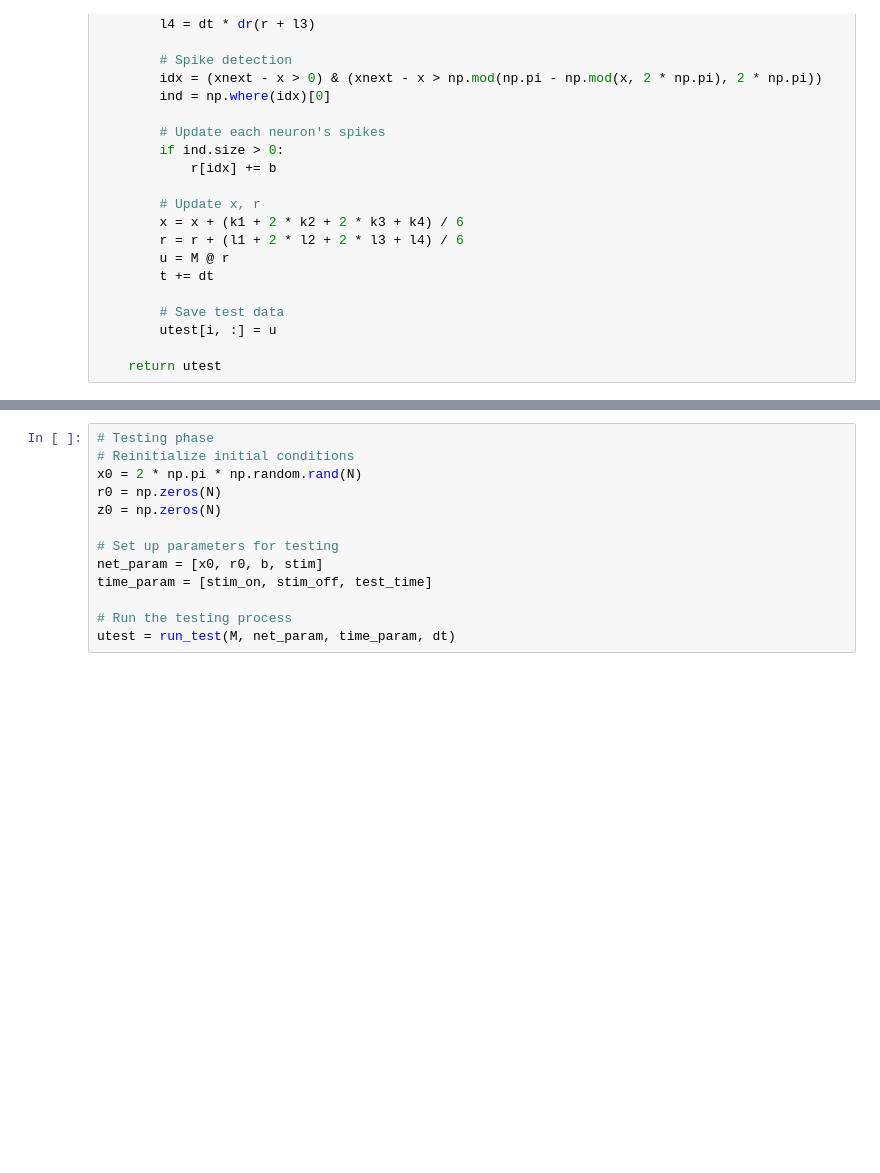
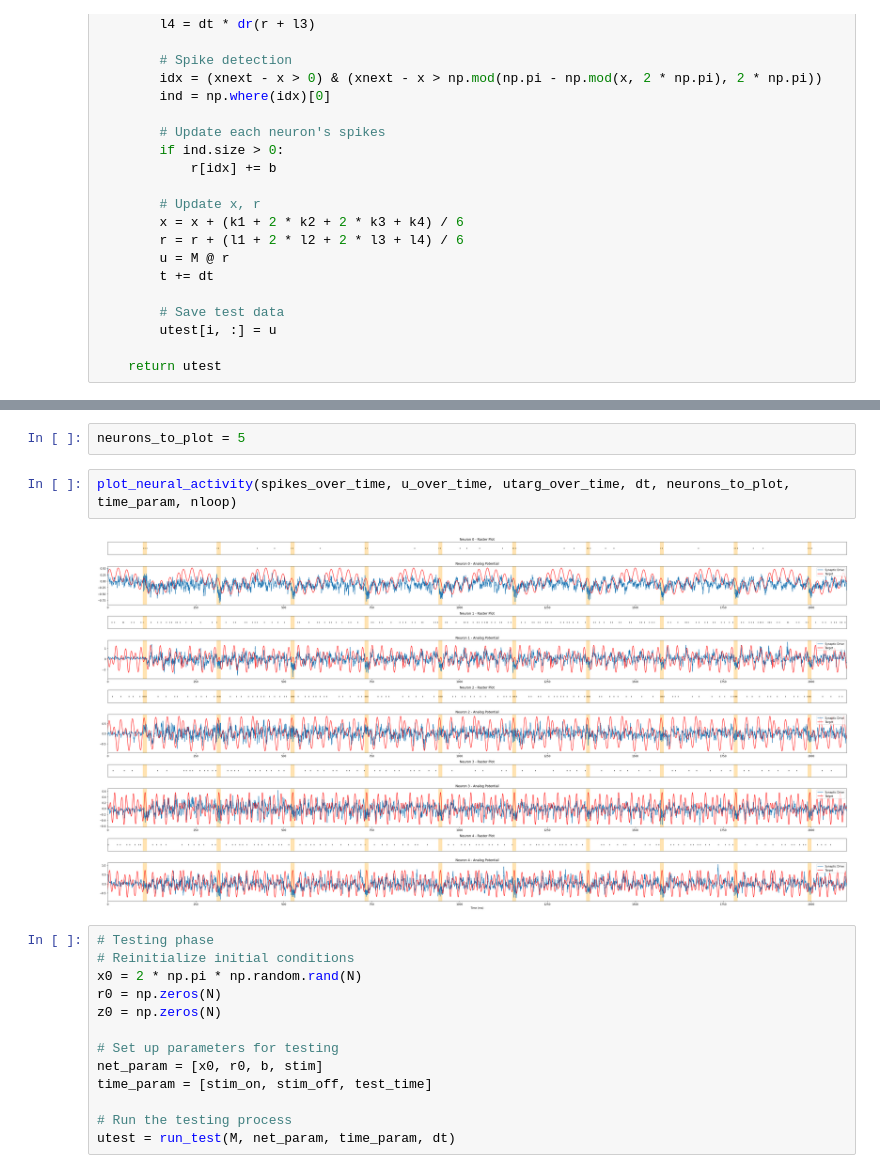
Before and after one commit to thsuanwu/SpikeLearning_APPPHYS293, a Jupyter notebook: SpikeLearn.ipynb, the cells around one changed output, grey strips where cells are left out. Drawn from its saved outputs; the diff is of its cells as text; blank space fills up the shorter version.

```diff
--- a/SpikeLearn.ipynb
+++ b/SpikeLearn.ipynb
@@ -370,3 +543,9 @@ Loop 10...
+# %%
+neurons_to_plot = 5
+# %%
+plot_neural_activity(spikes_over_time, u_over_time, utarg_over_time, dt, neurons_to_plot, time_param, nloop)
+# %% [output]
+[figure, added]
 # %%
 # Testing phase
 # Reinitialize initial conditions
```
Also changed, not shown: parts of 11 cells of this notebook.
